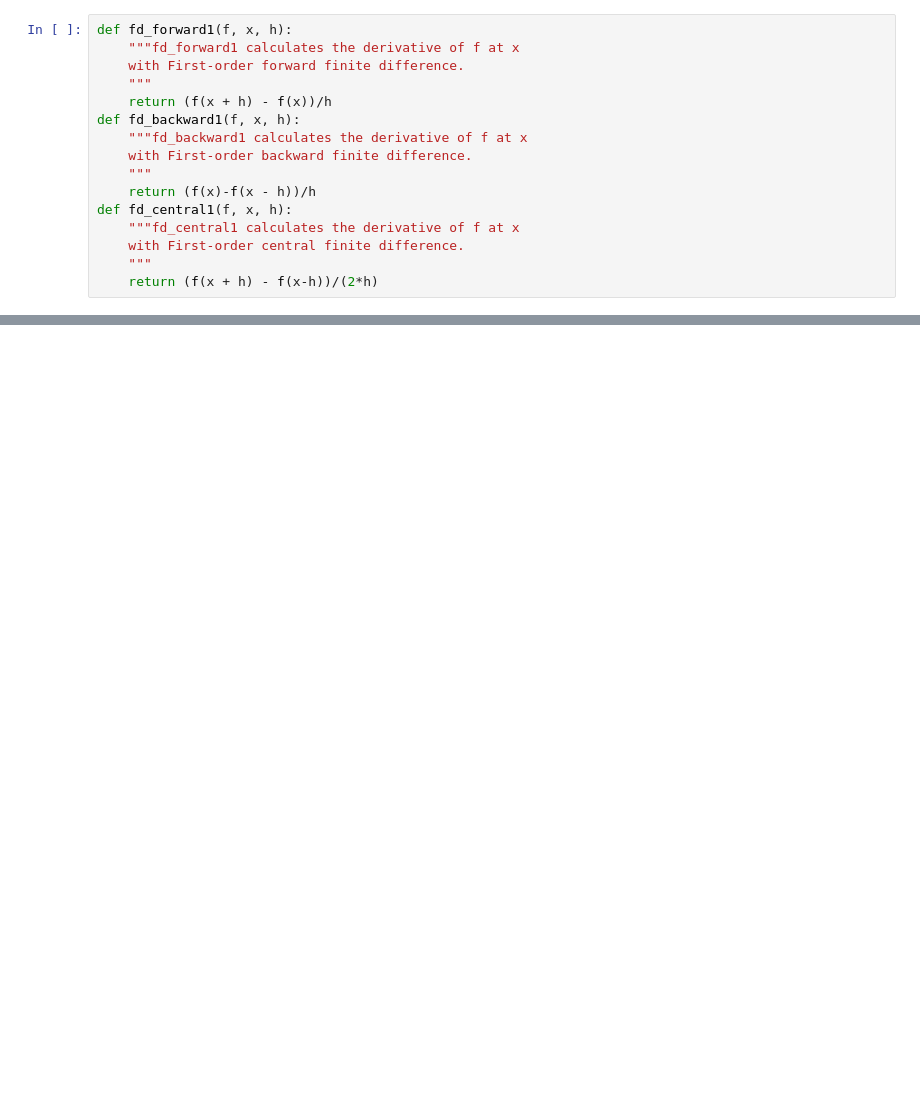
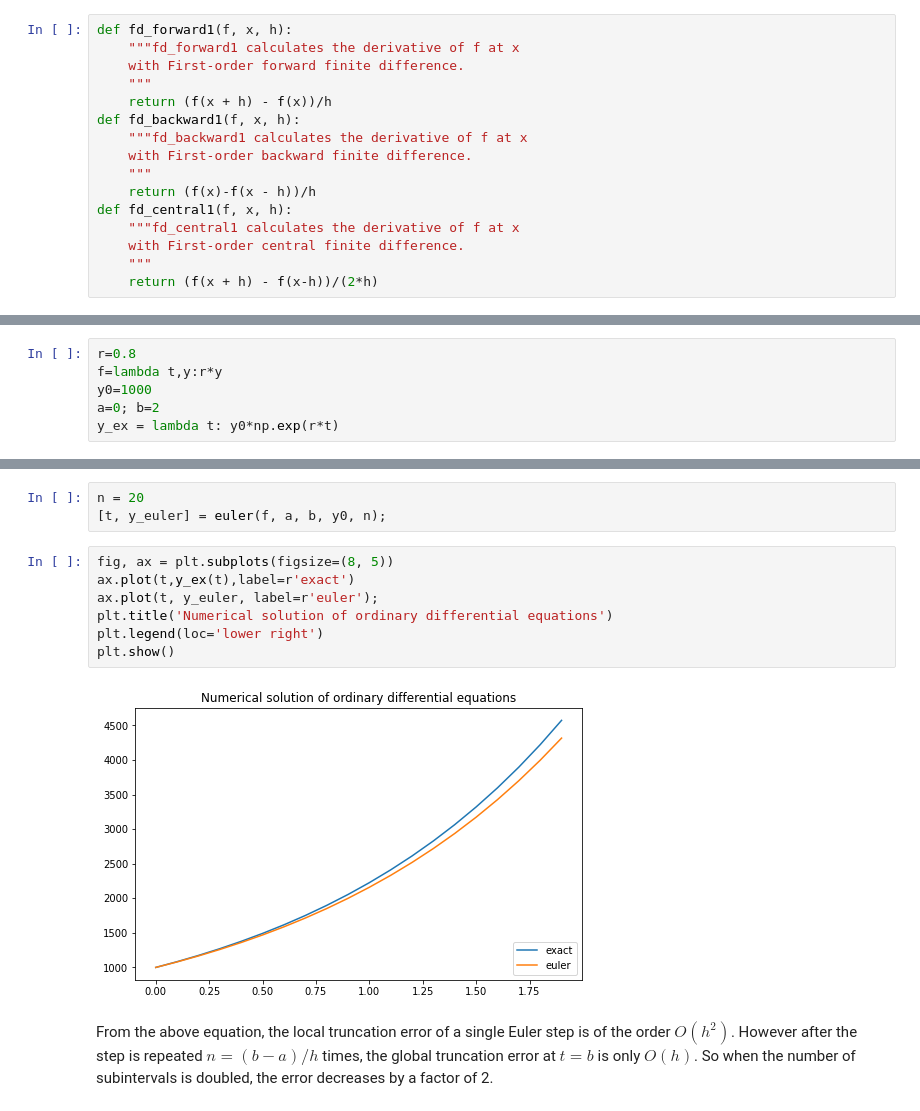
Before and after one commit to OleBo/MathSo, a Jupyter notebook: notebooks/NumericalDifferentiation.ipynb, the cells around one changed output, grey strips where cells are left out. Drawn from its saved outputs; the diff is of its cells as text; blank space fills up the shorter version.

```diff
--- a/notebooks/NumericalDifferentiation.ipynb
+++ b/notebooks/NumericalDifferentiation.ipynb
@@ -119,0 +252,6 @@ plt.show()
+# %%
+r=0.8
+f=lambda t,y:r*y
+y0=1000
+a=0; b=2
+y_ex = lambda t: y0*np.exp(r*t)
@@ -119,0 +279,14 @@ plt.show()
+# %%
+n = 20
+[t, y_euler] = euler(f, a, b, y0, n);
+# %%
+fig, ax = plt.subplots(figsize=(8, 5))
+ax.plot(t,y_ex(t),label=r'exact')
+ax.plot(t, y_euler, label=r'euler');
+plt.title('Numerical solution of ordinary differential equations')
+plt.legend(loc='lower right')
+plt.show()
+# %% [output]
+[figure, added]
+# %% [markdown]
+From the above equation, the local truncation error of a single Euler step is of the order $O(h^2)$. However after the step is repeated $n=(b-a)/h$ times, the global truncation error at $t=b$ is only $O(h)$. So when the number of subintervals is doubled, the error decreases by a factor of 2.
```
Also changed, not shown: parts of 24 cells of this notebook.
